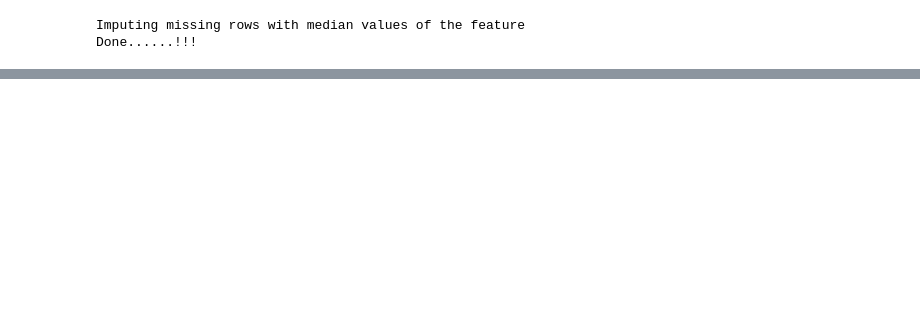
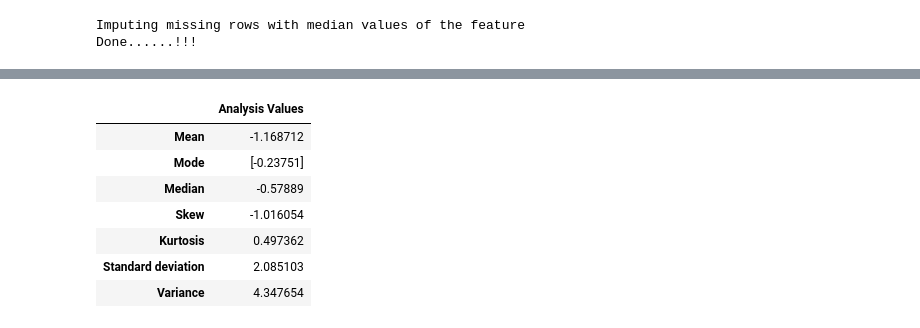
Before and after one commit to Blvisse/10-Academy, a Jupyter notebook: Week1/notebooks/TestBook.ipynb, the cells around one changed output, grey strips where cells are left out. Cells and saved outputs as stored; diff of their text form; code cells hidden in the pictures; blank space fills up the shorter version.

```diff
--- a/Week1/notebooks/TestBook.ipynb
+++ b/Week1/notebooks/TestBook.ipynb
@@ -77,0 +67,7 @@ Done Dropping duplicates!
+# %%
+from univariate import Univariate
+
+
+uniDat=Univariate(data)
+# %%
+entropyData=uniDat.calculateMetrics('entropy')
@@ -77,0 +88,11 @@ Done Dropping duplicates!
+# %%
+entropyData
+# %% [output]
+|  | Analysis Values |
+| Mean | -1.168712 |
+| Mode | [-0.23751] |
+| Median | -0.57889 |
+| Skew | -1.016054 |
+| Kurtosis | 0.497362 |
+| Standard deviation | 2.085103 |
+| Variance | 4.347654 |
```
Also changed, not shown: parts of 13 cells of this notebook, 3 other files.
